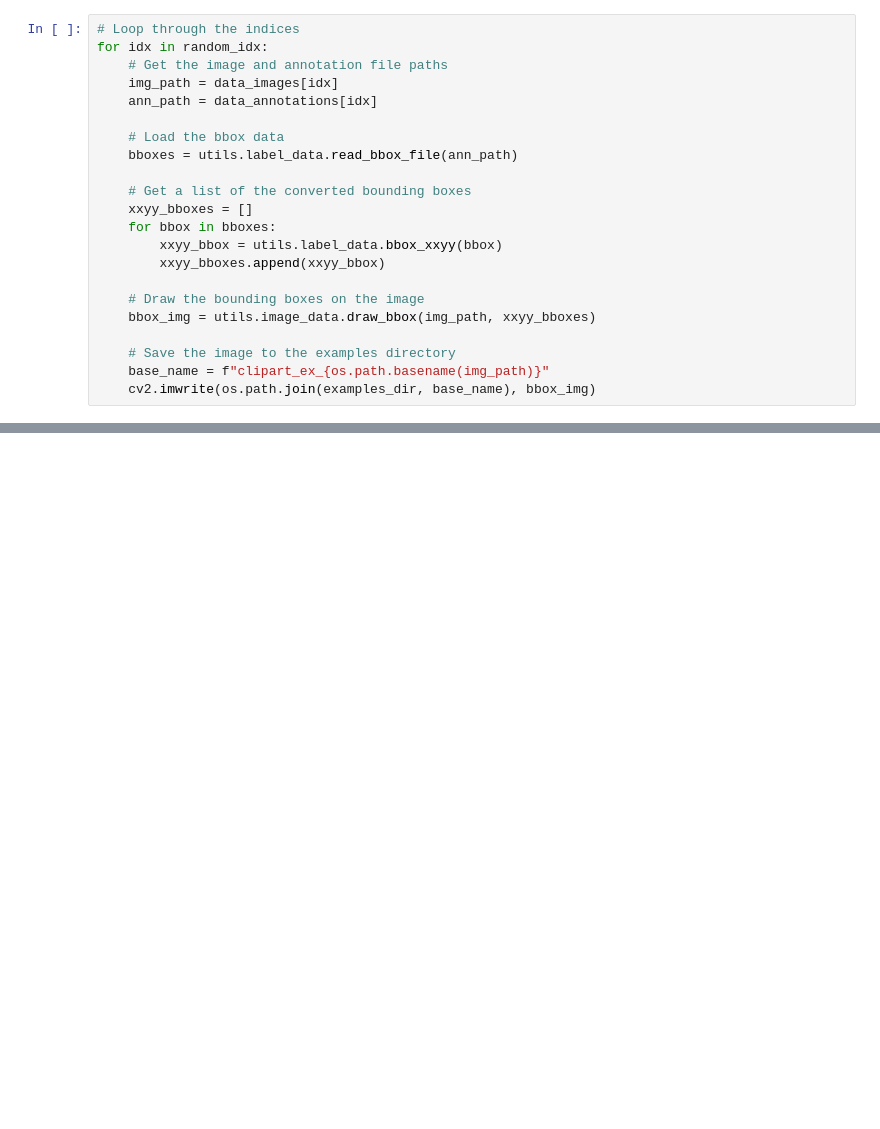
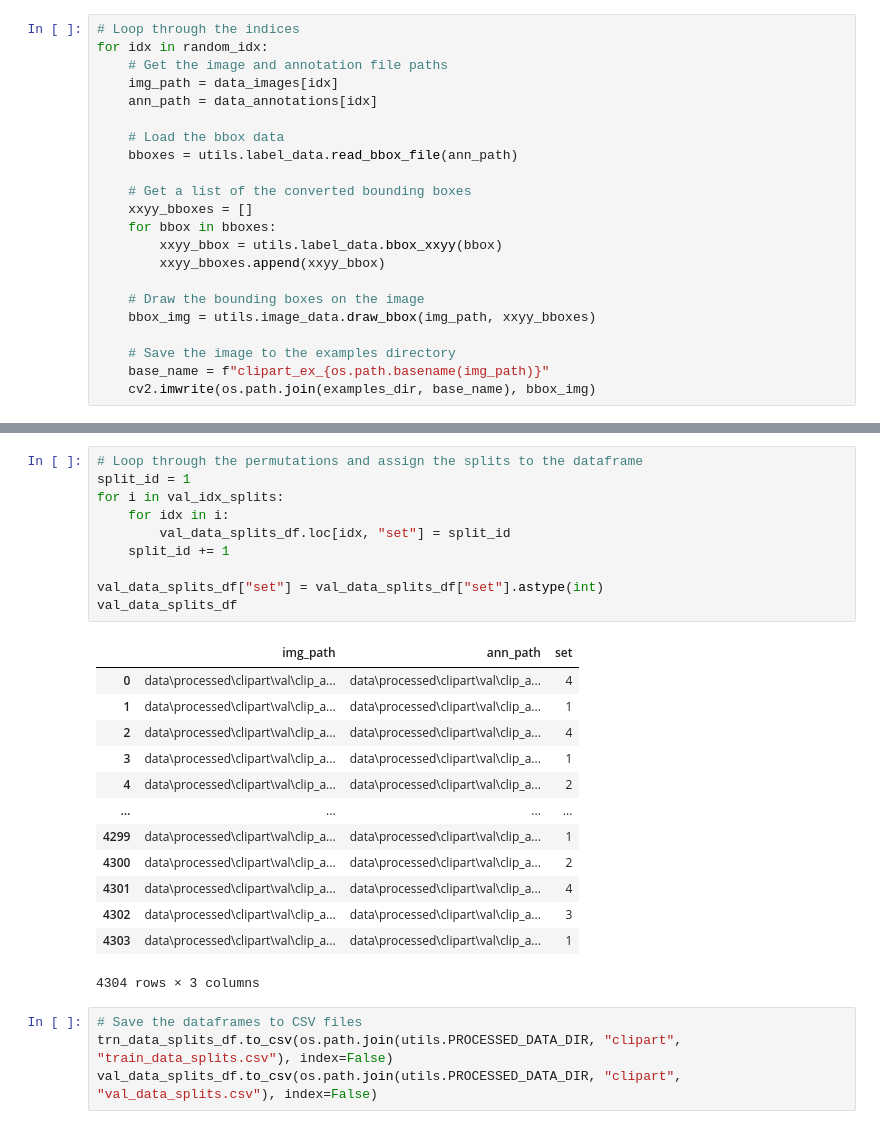
Before and after one commit to amswanson333/synthetic-data-for-object-detection, a Jupyter notebook: 5b_synthetic_data_gen.ipynb, the cells around one changed output, grey strips where cells are left out. Cells and saved outputs as stored; diff of their text form; blank space fills up the shorter version.

```diff
--- a/5b_synthetic_data_gen.ipynb
+++ b/5b_synthetic_data_gen.ipynb
@@ -434,0 +518,28 @@ for idx in random_idx:
+# %%
+# Loop through the permutations and assign the splits to the dataframe
+split_id = 1
+for i in val_idx_splits:
+    for idx in i:
+        val_data_splits_df.loc[idx, "set"] = split_id
+    split_id += 1
+
+val_data_splits_df["set"] = val_data_splits_df["set"].astype(int)
+val_data_splits_df
+# %% [output]
+|  | img_path | ann_path | set |
+| 0 | data\processed\clipart\val\clip_a... | data\processed\clipart\val\clip_a... | 4 |
+| 1 | data\processed\clipart\val\clip_a... | data\processed\clipart\val\clip_a... | 1 |
+| 2 | data\processed\clipart\val\clip_a... | data\processed\clipart\val\clip_a... | 4 |
+| 3 | data\processed\clipart\val\clip_a... | data\processed\clipart\val\clip_a... | 1 |
+| 4 | data\processed\clipart\val\clip_a... | data\processed\clipart\val\clip_a... | 2 |
+| ... | ... | ... | ... |
+| 4299 | data\processed\clipart\val\clip_a... | data\processed\clipart\val\clip_a... | 1 |
+| 4300 | data\processed\clipart\val\clip_a... | data\processed\clipart\val\clip_a... | 2 |
+| 4301 | data\processed\clipart\val\clip_a... | data\processed\clipart\val\clip_a... | 4 |
+| 4302 | data\processed\clipart\val\clip_a... | data\processed\clipart\val\clip_a... | 3 |
+| 4303 | data\processed\clipart\val\clip_a... | data\processed\clipart\val\clip_a... | 1 |
+4304 rows × 3 columns
+# %%
+# Save the dataframes to CSV files
+trn_data_splits_df.to_csv(os.path.join(utils.PROCESSED_DATA_DIR, "clipart", "train_data_splits.csv"), index=False)
+val_data_splits_df.to_csv(os.path.join(utils.PROCESSED_DATA_DIR, "clipart", "val_data_splits.csv"), index=False)
```
Also changed, not shown: parts of 11 cells of this notebook, 1 other file.
